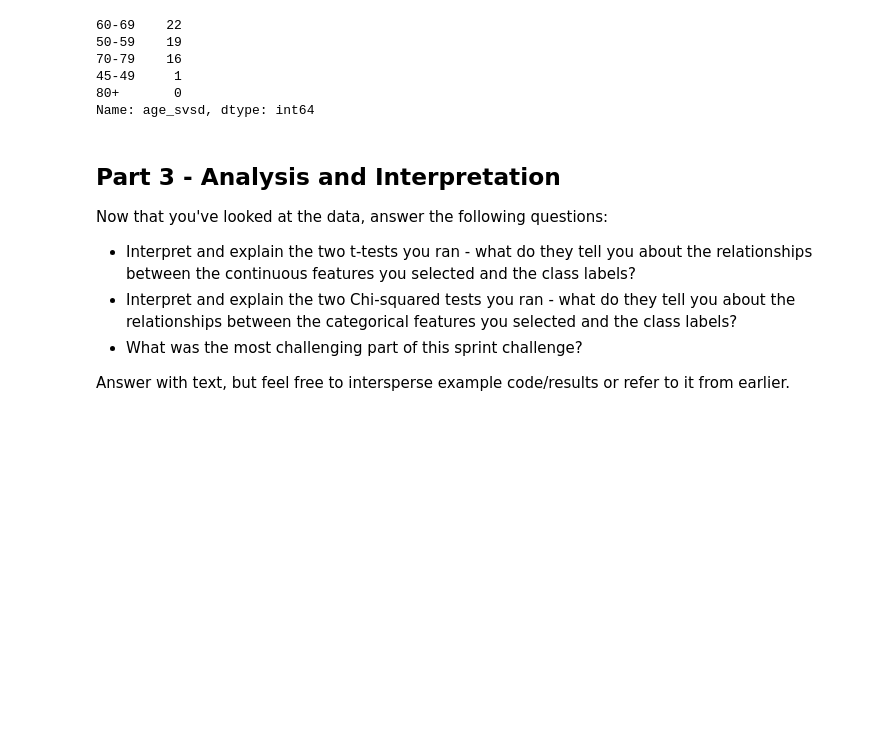
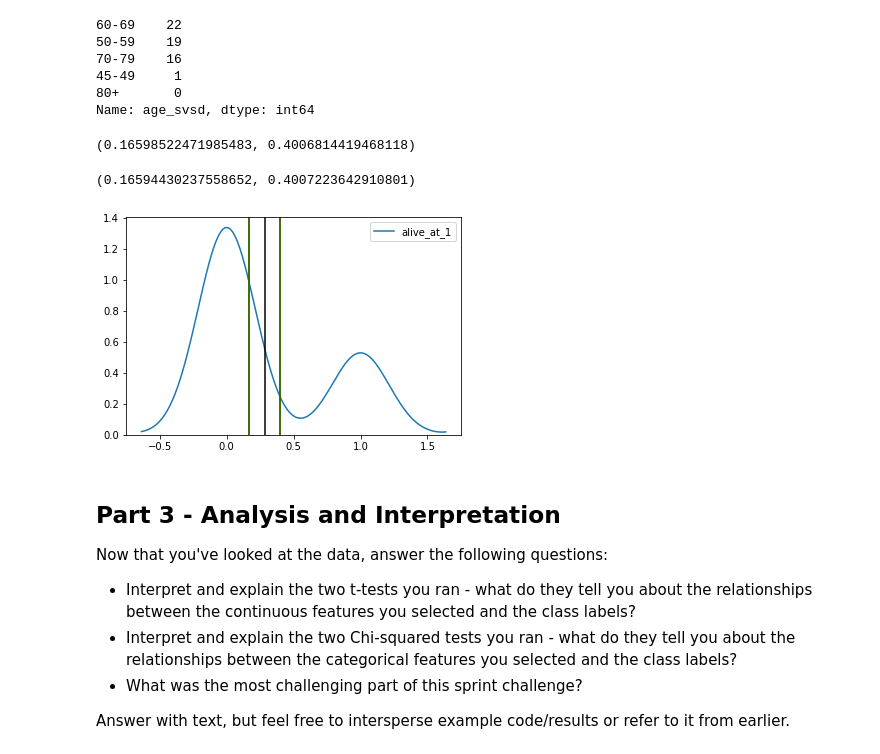
Before and after one commit to jadisiii/DS-Unit-1-Sprint-2-Statistics, a Jupyter notebook: Ray_Arbizu_DS_Unit_1_Sprint_Challenge_2_Statistics.ipynb, the cells around one changed output. Drawn from its saved outputs; the diff is of its cells as text; code cells hidden in the pictures; blank space fills up the shorter version.

```diff
--- a/Ray_Arbizu_DS_Unit_1_Sprint_Challenge_2_Statistics.ipynb
+++ b/Ray_Arbizu_DS_Unit_1_Sprint_Challenge_2_Statistics.ipynb
@@ -257,6 +257,37 @@ df_ekg['age_svsd'].value_counts()
 45-49     1
 80+       0
 Name: age_svsd, dtype: int64
+# %%
+# FREQUENTIST APPROACH
+# calculate a 95% confidence interval on either side of this.
+
+conf_freq=stats.t.interval(0.95,                    # alpha (ie, confidence level)
+                 len(df_ekg['alive_at_1']),                 # length of sample
+                 loc = np.mean(df_ekg['alive_at_1']),      # sample mean
+                 scale = stats.sem(df_ekg['alive_at_1']) # std error of the mean
+                 )
+conf_freq
+# %% [output]
+(0.16598522471985483, 0.4006814419468118)
+# %%
+# BAYESIAN APPROACH
+conf_bayes=stats.bayes_mvs(df_ekg['alive_at_1'], alpha=.95)[0][1] # alpha is the confidence level for this equation
+conf_bayes
+# %% [output]
+(0.16594430237558652, 0.4007223642910801)
+# %%
+# plot on graph with kernel density estimate
+import seaborn as sns
+
+sns.kdeplot(df_ekg['alive_at_1'])
+# plt.xlim(.3703, .3705)
+plt.axvline(x=conf_freq[0], color='red')
+plt.axvline(x=conf_freq[1], color='red')
+plt.axvline(x=conf_bayes[0], color='green')
+plt.axvline(x=conf_bayes[1], color='green')
+plt.axvline(x=np.mean(df_ekg['alive_at_1']), color='k');
+# %% [output]
+[figure, added]
 # %% [markdown]
 ## Part 3 - Analysis and Interpretation
 
```
